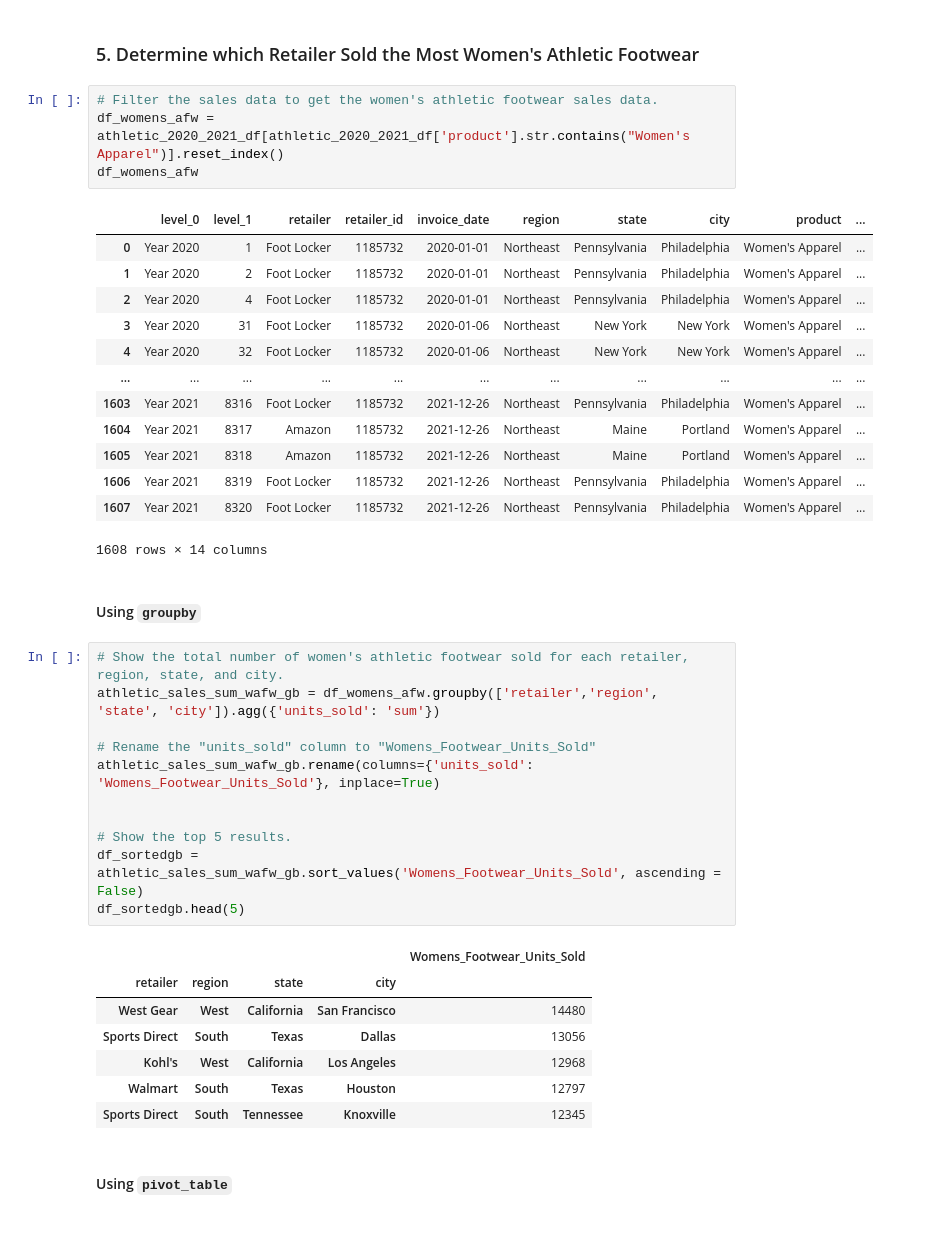
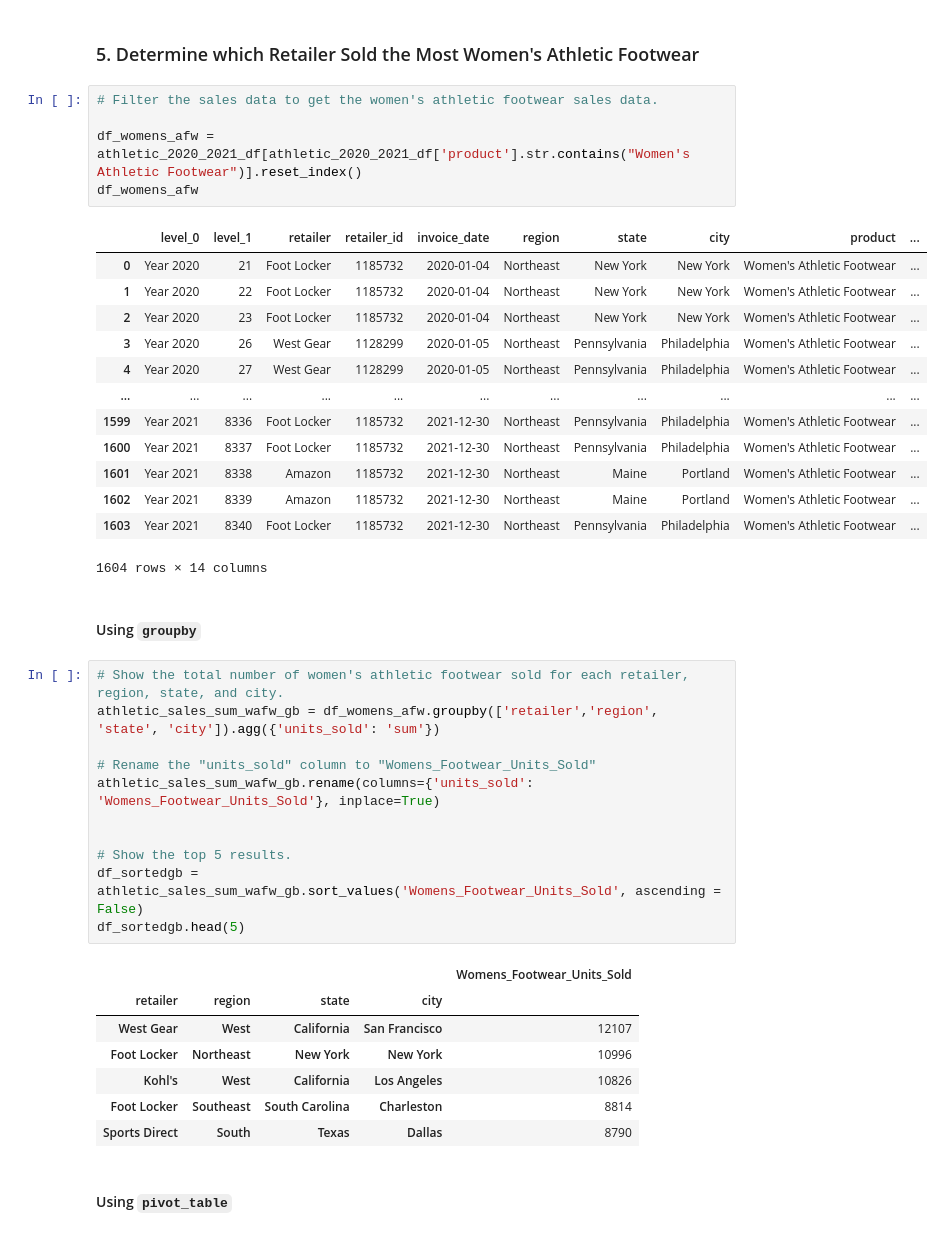
Before and after one commit to njwatkin/athletic_sales_analysis, a Jupyter notebook: athletic_sales_analysis_FINAL_TO_GRADE.ipynb, the cells around one changed output. Saved outputs shown, nothing was run; the diff lists cells and outputs as text.

```diff
--- a/athletic_sales_analysis_FINAL_TO_GRADE.ipynb
+++ b/athletic_sales_analysis_FINAL_TO_GRADE.ipynb
@@ -291,22 +292,23 @@ df_sortedpiv.head(5)
 ### 5. Determine which Retailer Sold the Most Women's Athletic Footwear
 # %%
 # Filter the sales data to get the women's athletic footwear sales data.
-df_womens_afw = athletic_2020_2021_df[athletic_2020_2021_df['product'].str.contains("Women's Apparel")].reset_index()
+
+df_womens_afw = athletic_2020_2021_df[athletic_2020_2021_df['product'].str.contains("Women's Athletic Footwear")].reset_index()
 df_womens_afw
 # %% [output]
 |  | level_0 | level_1 | retailer | retailer_id | invoice_date | region | state | city | product | ... |
-| 0 | Year 2020 | 1 | Foot Locker | 1185732 | 2020-01-01 | Northeast | Pennsylvania | Philadelphia | Women's Apparel | ... |
-| 1 | Year 2020 | 2 | Foot Locker | 1185732 | 2020-01-01 | Northeast | Pennsylvania | Philadelphia | Women's Apparel | ... |
-| 2 | Year 2020 | 4 | Foot Locker | 1185732 | 2020-01-01 | Northeast | Pennsylvania | Philadelphia | Women's Apparel | ... |
-| 3 | Year 2020 | 31 | Foot Locker | 1185732 | 2020-01-06 | Northeast | New York | New York | Women's Apparel | ... |
-| 4 | Year 2020 | 32 | Foot Locker | 1185732 | 2020-01-06 | Northeast | New York | New York | Women's Apparel | ... |
+| 0 | Year 2020 | 21 | Foot Locker | 1185732 | 2020-01-04 | Northeast | New York | New York | Women's Athletic Footwear | ... |
+| 1 | Year 2020 | 22 | Foot Locker | 1185732 | 2020-01-04 | Northeast | New York | New York | Women's Athletic Footwear | ... |
+| 2 | Year 2020 | 23 | Foot Locker | 1185732 | 2020-01-04 | Northeast | New York | New York | Women's Athletic Footwear | ... |
+| 3 | Year 2020 | 26 | West Gear | 1128299 | 2020-01-05 | Northeast | Pennsylvania | Philadelphia | Women's Athletic Footwear | ... |
+| 4 | Year 2020 | 27 | West Gear | 1128299 | 2020-01-05 | Northeast | Pennsylvania | Philadelphia | Women's Athletic Footwear | ... |
 | ... | ... | ... | ... | ... | ... | ... | ... | ... | ... | ... |
-| 1603 | Year 2021 | 8316 | Foot Locker | 1185732 | 2021-12-26 | Northeast | Pennsylvania | Philadelphia | Women's Apparel | ... |
-| 1604 | Year 2021 | 8317 | Amazon | 1185732 | 2021-12-26 | Northeast | Maine | Portland | Women's Apparel | ... |
-| 1605 | Year 2021 | 8318 | Amazon | 1185732 | 2021-12-26 | Northeast | Maine | Portland | Women's Apparel | ... |
-| 1606 | Year 2021 | 8319 | Foot Locker | 1185732 | 2021-12-26 | Northeast | Pennsylvania | Philadelphia | Women's Apparel | ... |
-| 1607 | Year 2021 | 8320 | Foot Locker | 1185732 | 2021-12-26 | Northeast | Pennsylvania | Philadelphia | Women's Apparel | ... |
+| 1599 | Year 2021 | 8336 | Foot Locker | 1185732 | 2021-12-30 | Northeast | Pennsylvania | Philadelphia | Women's Athletic Footwear | ... |
+| 1600 | Year 2021 | 8337 | Foot Locker | 1185732 | 2021-12-30 | Northeast | Pennsylvania | Philadelphia | Women's Athletic Footwear | ... |
+| 1601 | Year 2021 | 8338 | Amazon | 1185732 | 2021-12-30 | Northeast | Maine | Portland | Women's Athletic Footwear | ... |
+| 1602 | Year 2021 | 8339 | Amazon | 1185732 | 2021-12-30 | Northeast | Maine | Portland | Women's Athletic Footwear | ... |
+| 1603 | Year 2021 | 8340 | Foot Locker | 1185732 | 2021-12-30 | Northeast | Pennsylvania | Philadelphia | Women's Athletic Footwear | ... |
-1608 rows × 14 columns
+1604 rows × 14 columns
 # %% [markdown]
 #### Using `groupby`
 # %%
@@ -323,11 +325,11 @@ df_sortedgb.head(5)
 # %% [output]
 |  |  |  |  | Womens_Footwear_Units_Sold |
 | retailer | region | state | city |  |
-| West Gear | West | California | San Francisco | 14480 |
-| Sports Direct | South | Texas | Dallas | 13056 |
-| Kohl's | West | California | Los Angeles | 12968 |
-| Walmart | South | Texas | Houston | 12797 |
-| Sports Direct | South | Tennessee | Knoxville | 12345 |
+| West Gear | West | California | San Francisco | 12107 |
+| Foot Locker | Northeast | New York | New York | 10996 |
+| Kohl's | West | California | Los Angeles | 10826 |
+| Foot Locker | Southeast | South Carolina | Charleston | 8814 |
+| Sports Direct | South | Texas | Dallas | 8790 |
 # %% [markdown]
 #### Using `pivot_table`
 # %%
```
Also changed, not shown: parts of 5 cells of this notebook.
